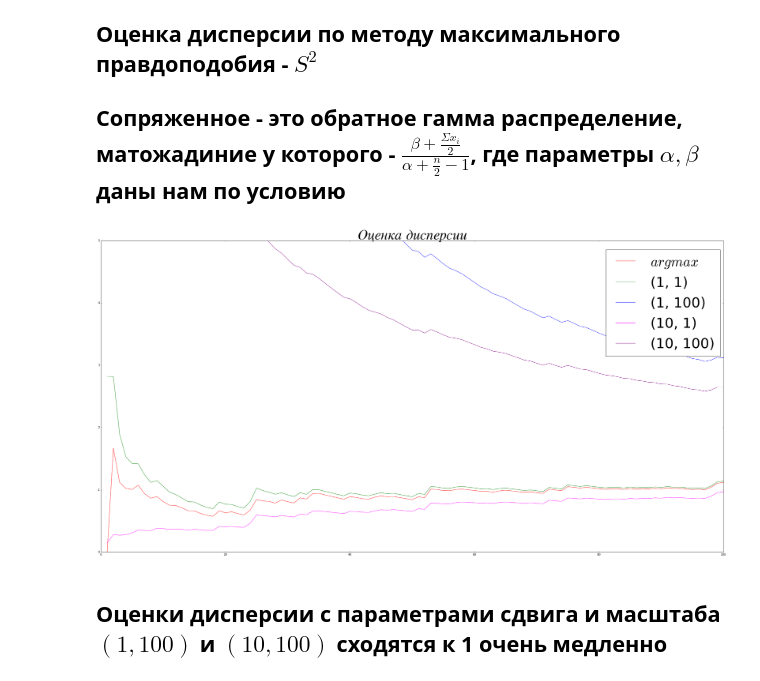
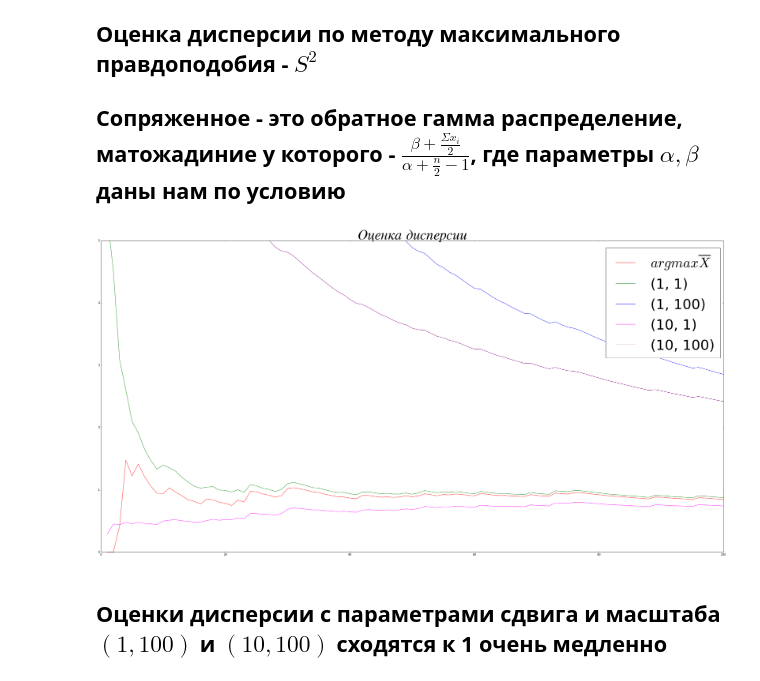
Before and after one commit to egdeliya/math-stat, a Jupyter notebook: Task3/Nurgalieva_497_7_1.ipynb, the cells around one changed output. Drawn from its saved outputs; the diff is of its cells as text; code cells hidden in the pictures.

```diff
--- a/Task3/Nurgalieva_497_7_1.ipynb
+++ b/Task3/Nurgalieva_497_7_1.ipynb
@@ -19,8 +19,9 @@ for i in range(100):
     arr = sample[: i + 1]
 
     for j in range(4):
-        apr_mark[j].append(sps.norm.mean(loc=(param[j][0]/param[j][1]/param[j][1]+sum(arr))/(1/param[j][1]/param[j][1]+i+1),
-                                         scale=(1/((1/param[j][1]/param[j][1])+ i + 1))))
+        apr_mark[j].append(sps.norm.mean(loc=(param[j][0]*1./param[j][1]*1./param[j][1]*1.+sum(arr))/
+                                              (1./param[j][1]/param[j][1]+i+1),
+                                         scale=(1./((1./param[j][1]/param[j][1])+ i + 1))))
     mark_max.append(arr.mean())
 # %%
 # нарисуем графики
@@ -53,23 +54,23 @@ for i in range(100):
     arr_square = arr*arr
 
     for j in range(4):
-        apr_mark1[j].append((param1[j][1]+ sum(arr_square)/2)/(param1[j][0]+(i+1)/2 - 1))
+        apr_mark1[j].append((param1[j][1]+ sum(arr_square)*1./2)/(param1[j][0]+(i+1)*1./2 - 1))
 
     mark_max1.append(arr_square.mean()-arr.mean()*arr.mean())
 # %%
 # нарисуем графики
 plt.figure(figsize=(40,20))
 plt.title(u'$Оценка\ дисперсии$', fontsize = 50)
-plt.plot(np.arange(1, 101), abs(np.array(mark_max1)), color = 'red', label='$argmax$')
+plt.plot(np.arange(1, 101), abs(np.array(mark_max1)), color = 'red', label='$argmax  \overline{X}$')
 
 for j in range(4):
     plt.plot(np.arange(1, 101), abs(np.array(apr_mark1[j])), color = colors[j],
             label='('+str(param1[j][0])+', '+str(param1[j][1])+')')
 
 plt.legend(loc='center left', bbox_to_anchor=(0.8, 0.8), fontsize = 50)
 plt.ylim(0, 5)
 plt.show()
 # %% [output]
-[figure, old version]
+[figure, new version]
 # %% [markdown]
 ## Оценки дисперсии с параметрами сдвига и масштаба $(1, 100)$ и $(10, 100)$ сходятся к 1 очень медленно
```
Also changed, not shown: parts of 1 cell of this notebook, 11 other files.
